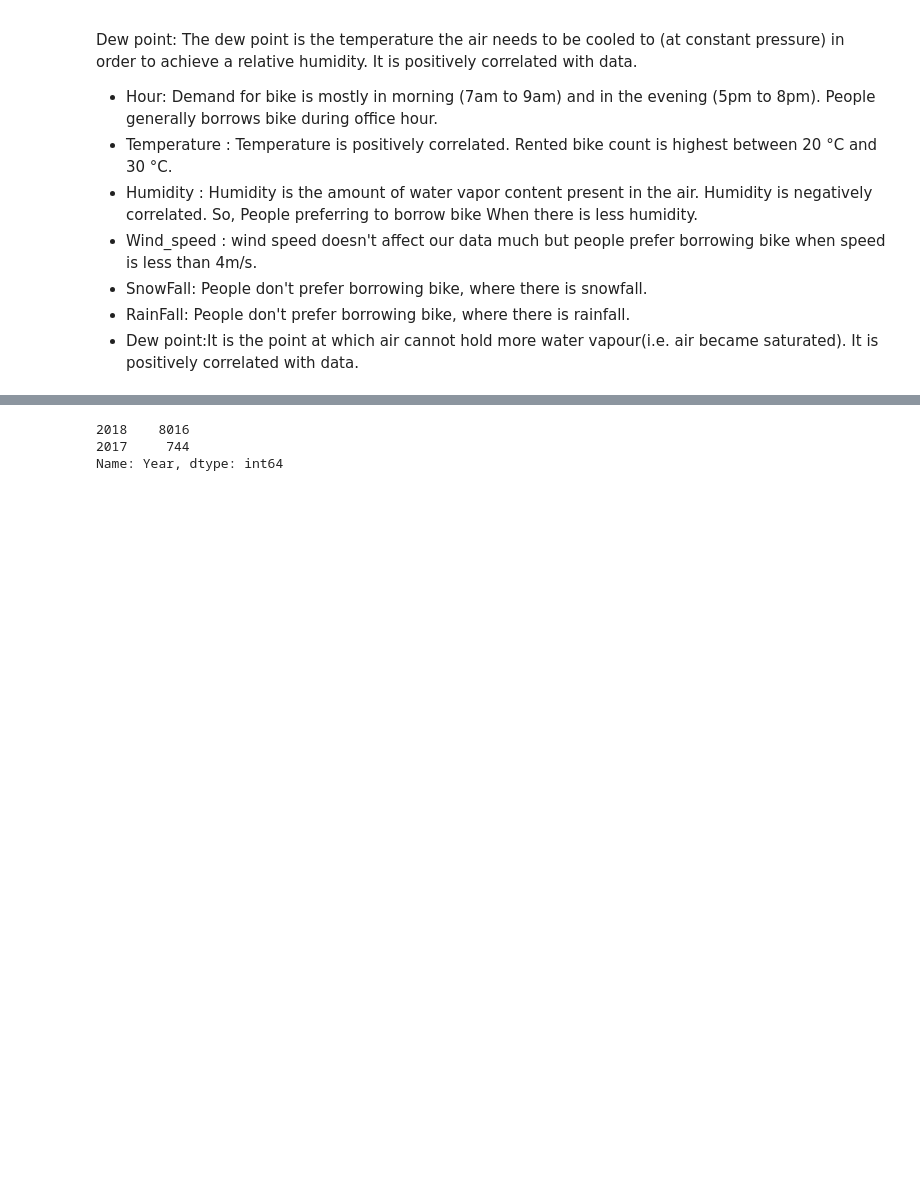
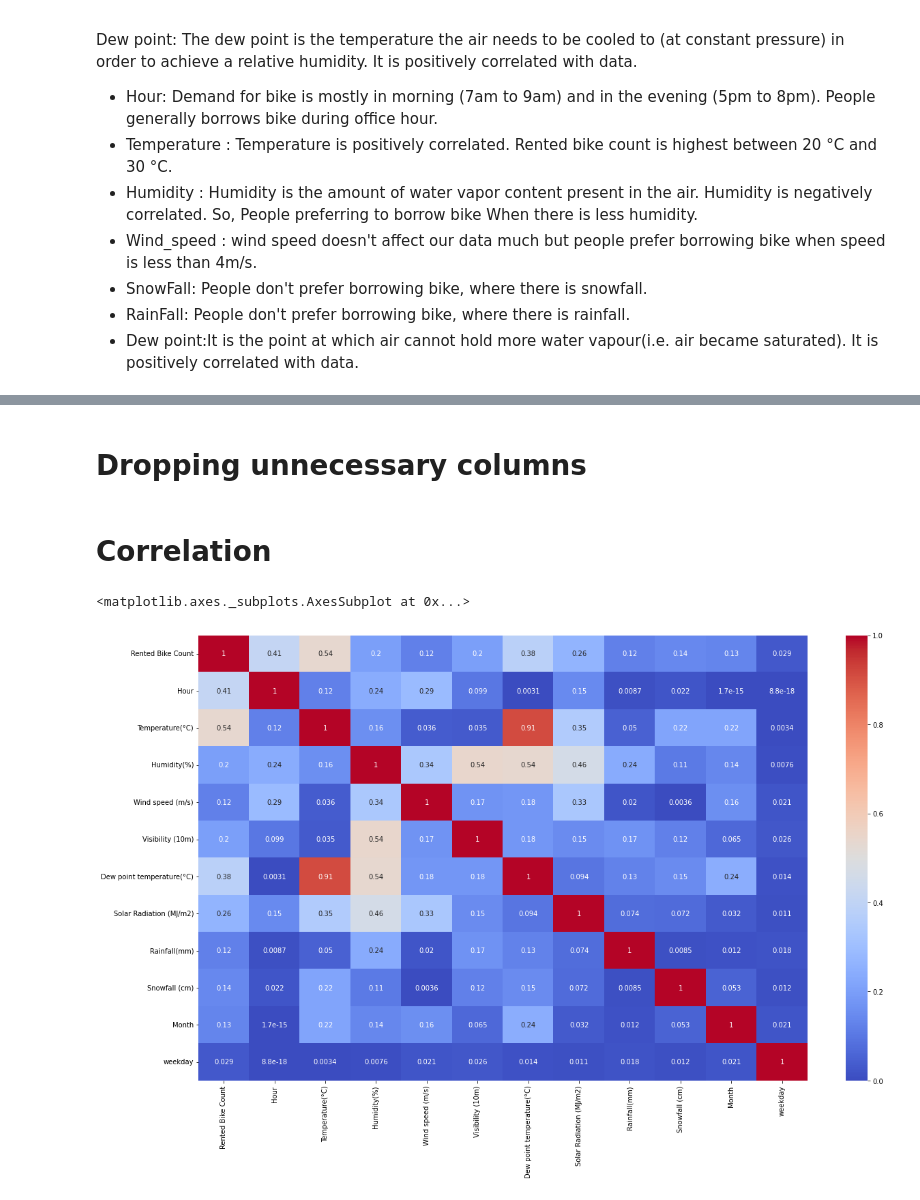
Before and after one commit to shubham-bhadouria/-Seoul-Bike-Sharing-Demand-Prediction, a Jupyter notebook: Copy_of_Copy_of_Bike_Sharing_Demand_Prediction_Capstone_Project.ipynb, the cells around one changed output, grey strips where cells are left out. Cells and saved outputs as stored; diff of their text form; code cells hidden in the pictures; blank space fills up the shorter version.

```diff
--- a/Copy_of_Copy_of_Bike_Sharing_Demand_Prediction_Capstone_Project.ipynb
+++ b/Copy_of_Copy_of_Bike_Sharing_Demand_Prediction_Capstone_Project.ipynb
@@ -370,6 +350,0 @@ Name: Hour, dtype: int64
-# %%
-bike_data['Year'].value_counts()
-# %% [output]
-2018    8016
-2017     744
-Name: Year, dtype: int64
@@ -377,0 +351,14 @@ numerical_features = ['Hour', 'Temperature(°C)', 'Humidity(%)','Wind_speed(m/s)
+# %% [markdown]
+# Dropping unnecessary columns
+# %%
+bike_data.drop(['Date','Year'], axis=1, inplace=True)
+# %% [markdown]
+# Correlation
+# %%
+# Lets see correlation graph
+plt.figure(figsize=(20,12))
+correlation = bike_data.corr()
+sns.heatmap(abs(correlation), annot=True, cmap='coolwarm')
+# %% [output]
+<matplotlib.axes._subplots.AxesSubplot at 0x...>
+[figure, added]
```
Also changed, not shown: parts of 13 cells of this notebook.
